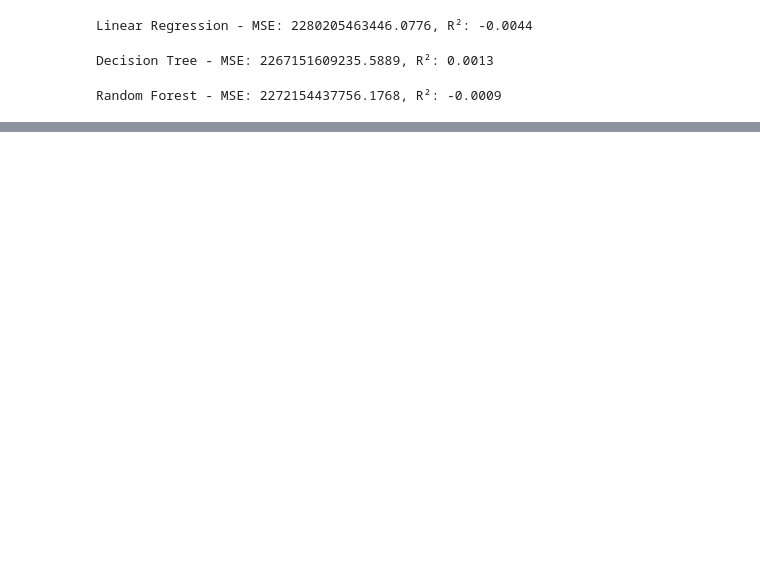
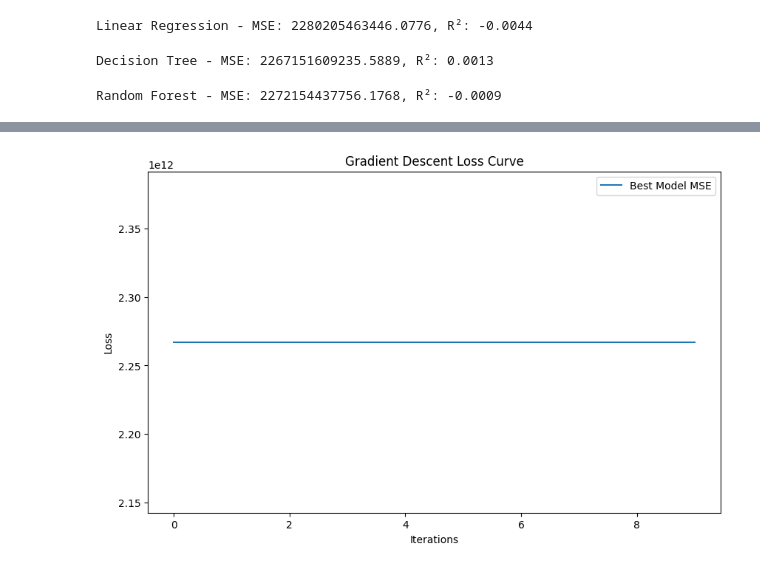
Before and after one commit to JokMaker/african-inflation-regression-app, a Jupyter notebook: linear_regression_model/summative/linear_regression/multivariate.ipynb, the cells around one changed output, grey strips where cells are left out. Cells and saved outputs as stored; diff of their text form; code cells hidden in the pictures; blank space fills up the shorter version.

```diff
--- a/linear_regression_model/summative/linear_regression/multivariate.ipynb
+++ b/linear_regression_model/summative/linear_regression/multivariate.ipynb
@@ -271 +220,16 @@ print("✓ Gradient Descent Loss Curve completed")
+# %%
+# Loss curve (MANDATORY)
+plt.figure(figsize=(10, 6))
+if hasattr(sgd_model, 'loss_curve_') and sgd_model.loss_curve_ is not None:
+    plt.plot(sgd_model.loss_curve_, label='Training Loss')
+else:
+    plt.plot(range(10), [best_mse] * 10, label='Best Model MSE')
+plt.title('Gradient Descent Loss Curve')
+plt.xlabel('Iterations')
+plt.ylabel('Loss')
+plt.legend()
+plt.savefig('inflation_gd_loss_curve.png', dpi=300, bbox_inches='tight')
+plt.show()
+# %% [output]
+[figure, added]
 # %%
```
Also changed, not shown: parts of 17 cells of this notebook, 4 other files.
